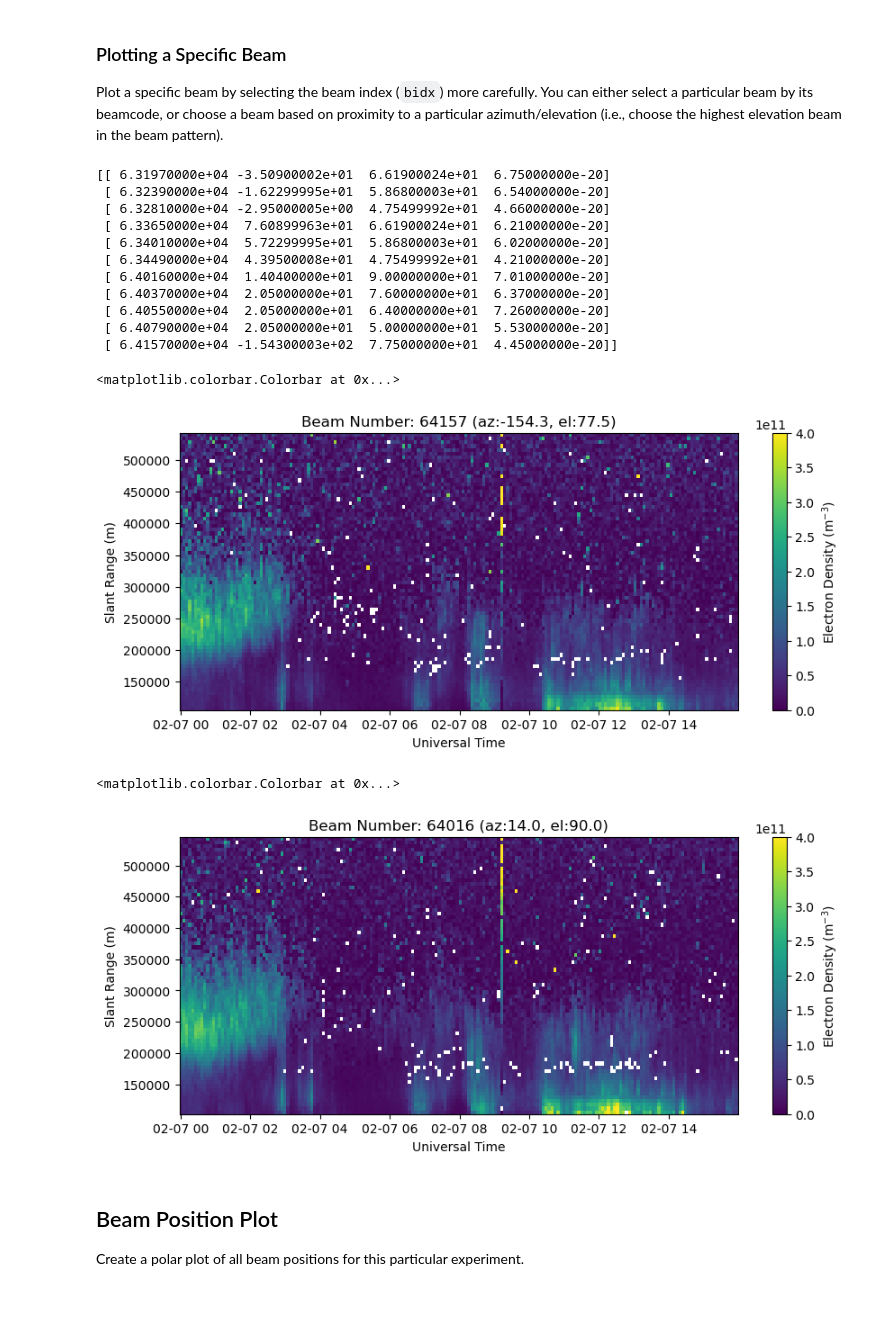
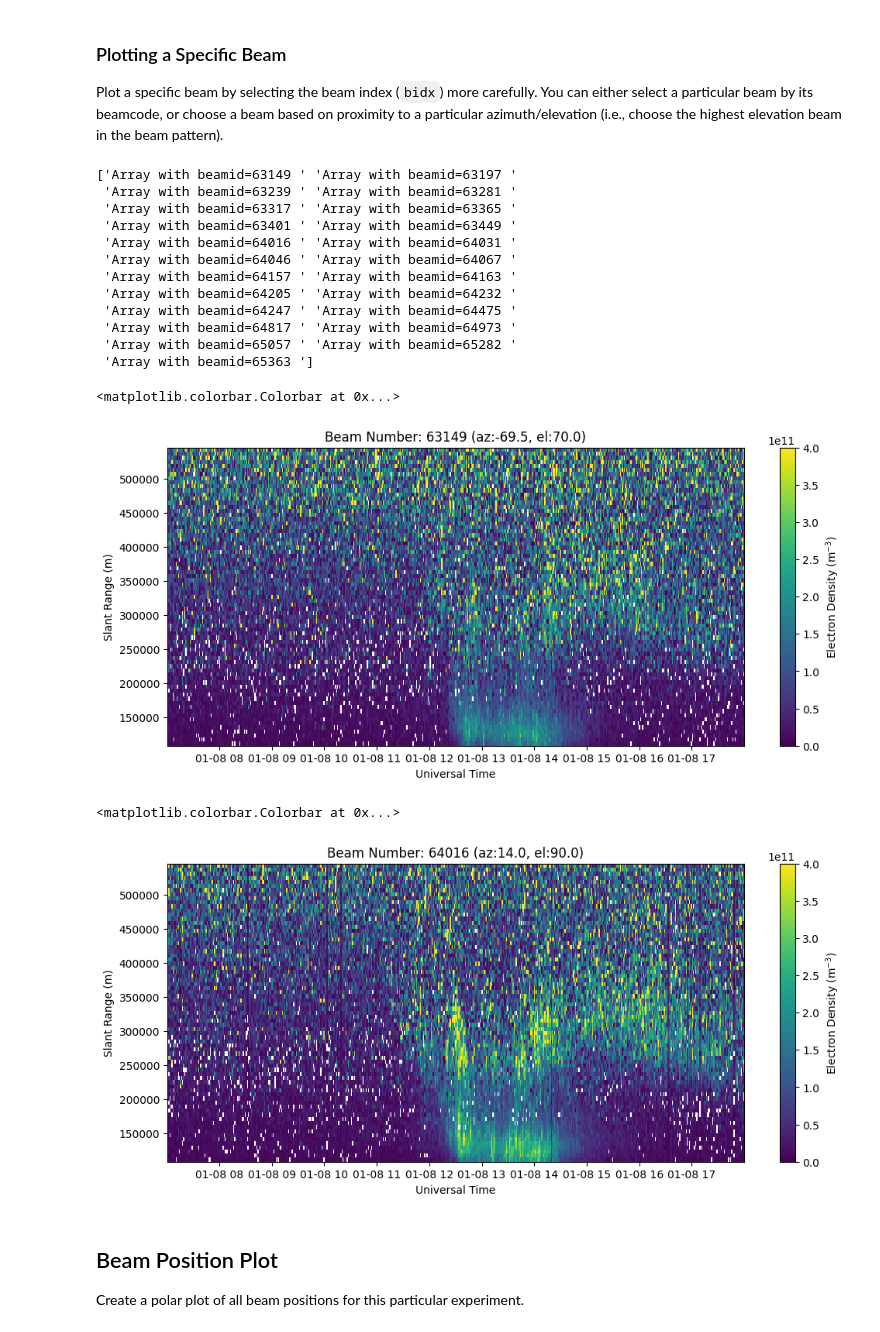
Before and after one commit to amisr/amisr_user_manual, a Jupyter notebook: plotting_madrigal.ipynb, the cells around one changed output. Cells and saved outputs as stored; diff of their text form; code cells hidden in the pictures; blank space fills up the shorter version.

```diff
--- a/plotting_madrigal.ipynb
+++ b/plotting_madrigal.ipynb
@@ -6,7 +6,7 @@ import h5py
 import numpy as np
 import matplotlib.pyplot as plt
 # %%
-filename = 'data/20200207.001_lp_5min-fitcal.h5'
+filename = 'data/pfa20240108.001_lp_fit_01min.001.h5'
 # %% [markdown]
 ## RTI Plot
 Range-Time-Intensity (RTI) plots are a common way to look at how profiles of a parameter change in time.
@@ -52,57 +52,77 @@ Plot a specific beam by selecting the beam index (`bidx`) more carefully.  You c
 # %%
 # Plot beam 64157
 with h5py.File(filename, 'r') as h5:
-    beamcodes = h5['BeamCodes'][:]
+    beamcodes = np.array(h5['Data/Array Layout'])
     print(beamcodes)
-    bidx = np.where(beamcodes[:,0]==64157)[0][0]
-    rng = h5['FittedParams/Range'][bidx,:]
-    ne = h5['FittedParams/Ne'][:,bidx,:]
-    utime = h5['Time/UnixTime'][:,0]
+    bidx = 'Array with beamid=64157 '
+    rng = np.array(h5['Data/Array Layout'][bidx]['range'])
+    ne = np.array(h5['Data/Array Layout'][bidx]['2D Parameters']['ne']).T
+    utime = np.array(h5['Data/Array Layout'][bidx]['timestamps'])
+
+    azm = h5['Data/Array Layout']['Array with beamid=63149 ']['1D Parameters']['azm'][0]
+    elm = h5['Data/Array Layout']['Array with beamid=63149 ']['1D Parameters']['elm'][0]
+    beamid = h5['Data/Array Layout']['Array with beamid=63149 ']['1D Parameters']['beamid'][0]
 
 time = utime.astype('datetime64[s]')
 
-fig = plt.figure(figsize=(10,4))
+fig = plt.figure(figsize=(12,5))
 ax = fig.add_subplot(111)
 c = ax.pcolormesh(time, rng[np.isfinite(rng)], ne[:,np.isfinite(rng)].T, vmin=0., vmax=4.e11)
 ax.set_xlabel('Universal Time')
 ax.set_ylabel('Slant Range (m)')
-ax.set_title('Beam Number: {:.0f} (az:{:.1f}, el:{:.1f})'.format(beamcodes[bidx,0], beamcodes[bidx,1], beamcodes[bidx,2]))
+ax.set_title('Beam Number: {:.0f} (az:{:.1f}, el:{:.1f})'.format(beamid, azm, elm))
 fig.colorbar(c, label=r'Electron Density (m$^{-3}$)')
 # %% [output]
-[[ 6.31970000e+04 -3.50900002e+01  6.61900024e+01  6.75000000e-20]
- [ 6.32390000e+04 -1.62299995e+01  5.86800003e+01  6.54000000e-20]
- [ 6.32810000e+04 -2.95000005e+00  4.75499992e+01  4.66000000e-20]
- [ 6.33650000e+04  7.60899963e+01  6.61900024e+01  6.21000000e-20]
- [ 6.34010000e+04  5.72299995e+01  5.86800003e+01  6.02000000e-20]
- [ 6.34490000e+04  4.39500008e+01  4.75499992e+01  4.21000000e-20]
- [ 6.40160000e+04  1.40400000e+01  9.00000000e+01  7.01000000e-20]
- [ 6.40370000e+04  2.05000000e+01  7.60000000e+01  6.37000000e-20]
- [ 6.40550000e+04  2.05000000e+01  6.40000000e+01  7.26000000e-20]
- [ 6.40790000e+04  2.05000000e+01  5.00000000e+01  5.53000000e-20]
- [ 6.41570000e+04 -1.54300003e+02  7.75000000e+01  4.45000000e-20]]
+['Array with beamid=63149 ' 'Array with beamid=63197 '
+ 'Array with beamid=63239 ' 'Array with beamid=63281 '
+ 'Array with beamid=63317 ' 'Array with beamid=63365 '
+ 'Array with beamid=63401 ' 'Array with beamid=63449 '
+ 'Array with beamid=64016 ' 'Array with beamid=64031 '
+ 'Array with beamid=64046 ' 'Array with beamid=64067 '
+ 'Array with beamid=64157 ' 'Array with beamid=64163 '
+ 'Array with beamid=64205 ' 'Array with beamid=64232 '
+ 'Array with beamid=64247 ' 'Array with beamid=64475 '
+ 'Array with beamid=64817 ' 'Array with beamid=64973 '
+ 'Array with beamid=65057 ' 'Array with beamid=65282 '
+ 'Array with beamid=65363 ']
 <matplotlib.colorbar.Colorbar at 0x...>
-[figure, old version]
+[figure, new version]
 # %%
 # Plot the highest elevation beam (vertical in this case)
 with h5py.File(filename, 'r') as h5:
-    beamcodes = h5['BeamCodes'][:]
-    bidx = np.argmax(beamcodes[:,2])
-    rng = h5['FittedParams/Range'][bidx,:]
-    ne = h5['FittedParams/Ne'][:,bidx,:]
-    utime = h5['Time/UnixTime'][:,0]
+    elms = []
+    bmid = []
+    for key in h5['Data/Array Layout'].keys():
+        elms.append(np.array(h5['Data/Array Layout'][key]['1D Parameters']['elm'][0]))
+        bmid.append(np.array(h5['Data/Array Layout'][key]['1D Parameters']['beamid'][0]))
+    elms = np.array(elms)
+    bmid = np.array(bmid)
+
+    idx = np.argmax(elms)
+    max_beam = bmid[idx]
+    bidx = f'Array with beamid={max_beam} '
+
+    rng = np.array(h5['Data/Array Layout'][bidx]['range'])
+    ne = np.array(h5['Data/Array Layout'][bidx]['2D Parameters']['ne']).T
+    utime = np.array(h5['Data/Array Layout'][bidx]['timestamps'])
+
+    azm = h5['Data/Array Layout'][bidx]['1D Parameters']['azm'][0]
+    elm = h5['Data/Array Layout'][bidx]['1D Parameters']['elm'][0]
+    beamid = h5['Data/Array Layout'][bidx]['1D Parameters']['beamid'][0]
+
 
 time = utime.astype('datetime64[s]')
 
-fig = plt.figure(figsize=(10,4))
+fig = plt.figure(figsize=(12,5))
 ax = fig.add_subplot(111)
 c = ax.pcolormesh(time, rng, ne.T, vmin=0., vmax=4.e11)
 ax.set_xlabel('Universal Time')
 ax.set_ylabel('Slant Range (m)')
-ax.set_title('Beam Number: {:.0f} (az:{:.1f}, el:{:.1f})'.format(beamcodes[bidx,0], beamcodes[bidx,1], beamcodes[bidx,2]))
+ax.set_title('Beam Number: {:.0f} (az:{:.1f}, el:{:.1f})'.format(beamid, azm, elm))
 fig.colorbar(c, label=r'Electron Density (m$^{-3}$)')
 # %% [output]
 <matplotlib.colorbar.Colorbar at 0x...>
-[figure, old version]
+[figure, new version]
 # %% [markdown]
 ## Beam Position Plot
 Create a polar plot of all beam positions for this particular experiment.
```
Also changed, not shown: parts of 6 cells of this notebook.
